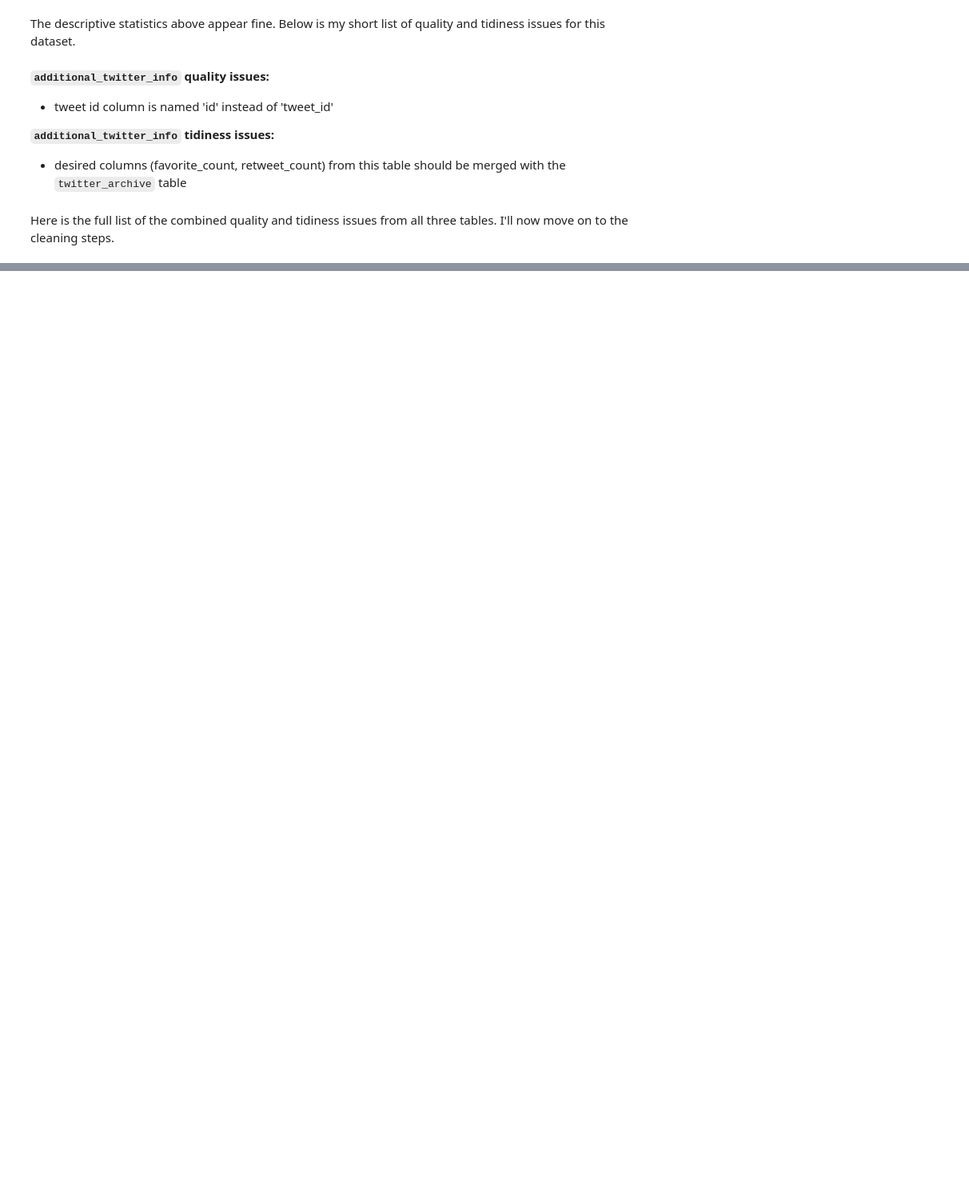
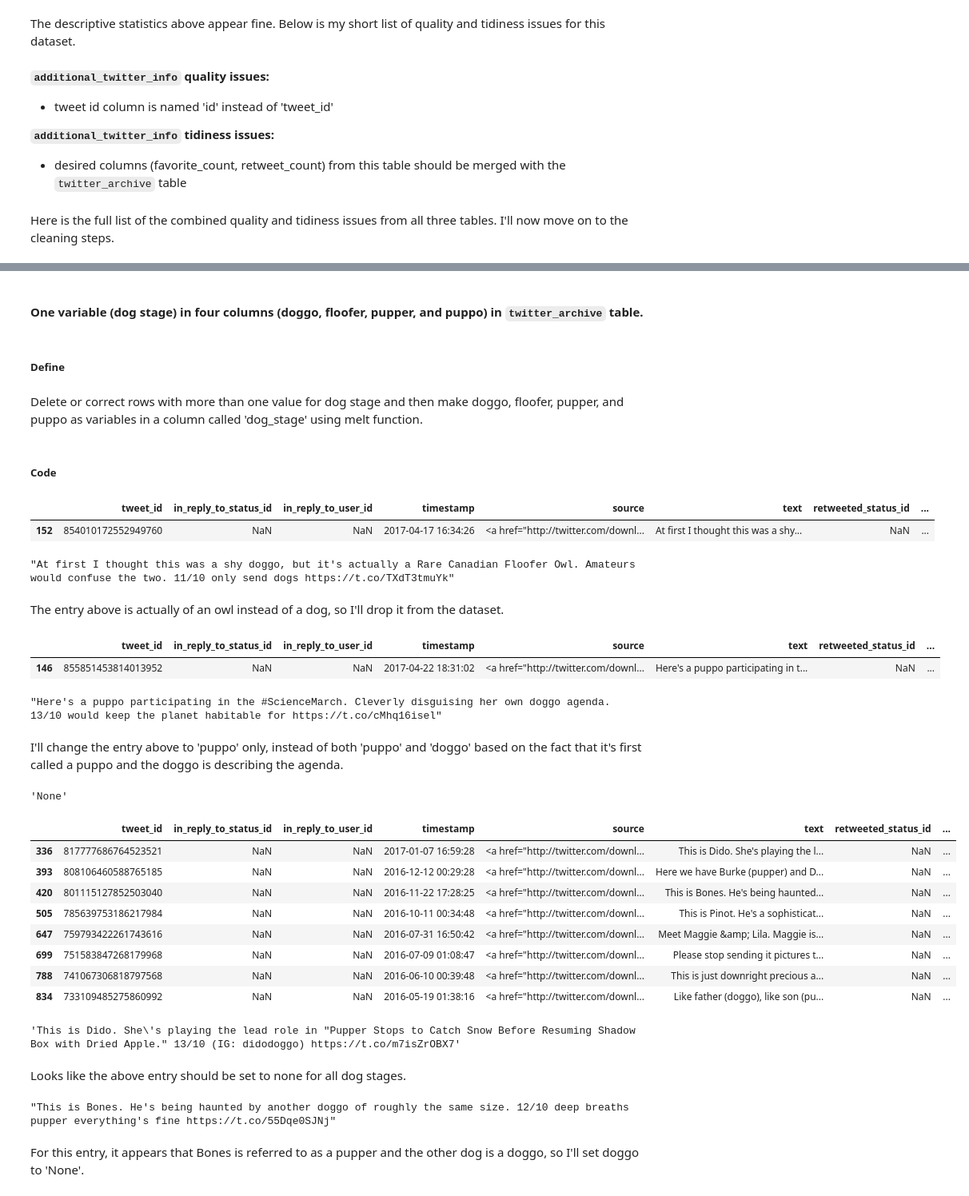
Before and after one commit to cnspatino/WeRateDogs-twitter-analysis, a Jupyter notebook: wrangle_act.ipynb, the cells around one changed output, grey strips where cells are left out. Shown: that part at 80% size. Cells and saved outputs as stored; diff of their text form; code cells hidden in the pictures; blank space fills up the shorter version.

Commit message:
Completed cleaning of tidiness issues

```diff
--- a/wrangle_act.ipynb
+++ b/wrangle_act.ipynb
@@ -682,0 +832,7 @@ Here is the full list of the combined quality and tidiness issues from all three
+# %%
+# convert timestamp column to datetime data type
+twitter_archive_clean['timestamp'] = pd.to_datetime(twitter_archive_clean['timestamp'])
+# %%
+# parse year and month from datetime into separate columns
+twitter_archive_clean['year'] = twitter_archive_clean.timestamp.dt.year
+twitter_archive_clean['month'] = twitter_archive_clean.timestamp.dt.month
@@ -682,0 +870,58 @@ Here is the full list of the combined quality and tidiness issues from all three
+# %% [markdown]
+#### One variable (dog stage) in four columns (doggo, floofer, pupper, and puppo) in `twitter_archive` table.
+# %% [markdown]
+##### Define
+# %% [markdown]
+Delete or correct rows with more than one value for dog stage and then make doggo, floofer, pupper, and puppo as variables in a column called 'dog_stage' using melt function.
+# %% [markdown]
+##### Code
+# %%
+twitter_archive_clean.query('doggo == "doggo" & floofer == "floofer"')
+# %% [output]
+|  | tweet_id | in_reply_to_status_id | in_reply_to_user_id | timestamp | source | text | retweeted_status_id | ... |
+| 152 | 854010172552949760 | NaN | NaN | 2017-04-17 16:34:26 | <a href="http://twitter.com/downl... | At first I thought this was a shy... | NaN | ... |
+# %%
+twitter_archive_clean.iloc[152].text
+# %% [output]
+"At first I thought this was a shy doggo, but it's actually a Rare Canadian Floofer Owl. Amateurs would confuse the two. 11/10 only send dogs https://t.co/TXdT3tmuYk"
+# %% [markdown]
+The entry above is actually of an owl instead of a dog, so I'll drop it from the dataset.
+# %%
+twitter_archive_clean.drop(152, inplace=True)
+twitter_archive_clean.reset_index(drop=True, inplace=True)
+# %%
+twitter_archive_clean.query('doggo == "doggo" & puppo == "puppo"')
+# %% [output]
+|  | tweet_id | in_reply_to_status_id | in_reply_to_user_id | timestamp | source | text | retweeted_status_id | ... |
+| 146 | 855851453814013952 | NaN | NaN | 2017-04-22 18:31:02 | <a href="http://twitter.com/downl... | Here's a puppo participating in t... | NaN | ... |
+# %%
+twitter_archive_clean.iloc[146].text
+# %% [output]
+"Here's a puppo participating in the #ScienceMarch. Cleverly disguising her own doggo agenda. 13/10 would keep the planet habitable for https://t.co/cMhq16isel"
+# %% [markdown]
+I'll change the entry above to 'puppo' only, instead of both 'puppo' and 'doggo' based on the fact that it's first called a puppo and the doggo is describing the agenda.
+# %%
+twitter_archive_clean.at[146,'doggo'] = 'None'
+# %%
+# confirm
+twitter_archive_clean.iloc[146].doggo
+# %% [output]
+'None'
+# %%
+twitter_archive_clean.query('doggo == "doggo" & pupper == "pupper"')
+# %% [output]
+|  | tweet_id | in_reply_to_status_id | in_reply_to_user_id | timestamp | source | text | retweeted_status_id | ... |
+| 336 | 817777686764523521 | NaN | NaN | 2017-01-07 16:59:28 | <a href="http://twitter.com/downl... | This is Dido. She's playing the l... | NaN | ... |
+| 393 | 808106460588765185 | NaN | NaN | 2016-12-12 00:29:28 | <a href="http://twitter.com/downl... | Here we have Burke (pupper) and D... | NaN | ... |
+| 420 | 801115127852503040 | NaN | NaN | 2016-11-22 17:28:25 | <a href="http://twitter.com/downl... | This is Bones. He's being haunted... | NaN | ... |
+| 505 | 785639753186217984 | NaN | NaN | 2016-10-11 00:34:48 | <a href="http://twitter.com/downl... | This is Pinot. He's a sophisticat... | NaN | ... |
+| 647 | 759793422261743616 | NaN | NaN | 2016-07-31 16:50:42 | <a href="http://twitter.com/downl... | Meet Maggie &amp; Lila. Maggie is... | NaN | ... |
+| 699 | 751583847268179968 | NaN | NaN | 2016-07-09 01:08:47 | <a href="http://twitter.com/downl... | Please stop sending it pictures t... | NaN | ... |
+| 788 | 741067306818797568 | NaN | NaN | 2016-06-10 00:39:48 | <a href="http://twitter.com/downl... | This is just downright precious a... | NaN | ... |
+| 834 | 733109485275860992 | NaN | NaN | 2016-05-19 01:38:16 | <a href="http://twitter.com/downl... | Like father (doggo), like son (pu... | NaN | ... |
+# %%
+twitter_archive_clean.iloc[336].text
+# %% [output]
+'This is Dido. She\'s playing the lead role in "Pupper Stops to Catch Snow Before Resuming Shadow Box with Dried Apple." 13/10 (IG: didodoggo) https://t.co/m7isZrOBX7'
+# %% [markdown]
+Looks like the above entry should be set to none for all dog stages.
@@ -682,0 +931,6 @@ Here is the full list of the combined quality and tidiness issues from all three
+# %%
+twitter_archive_clean.loc[420].text
+# %% [output]
+"This is Bones. He's being haunted by another doggo of roughly the same size. 12/10 deep breaths pupper everything's fine https://t.co/55Dqe0SJNj"
+# %% [markdown]
+For this entry, it appears that Bones is referred to as a pupper and the other dog is a doggo, so I'll set doggo to 'None'.
```
Also changed, not shown: parts of 101 cells of this notebook.
